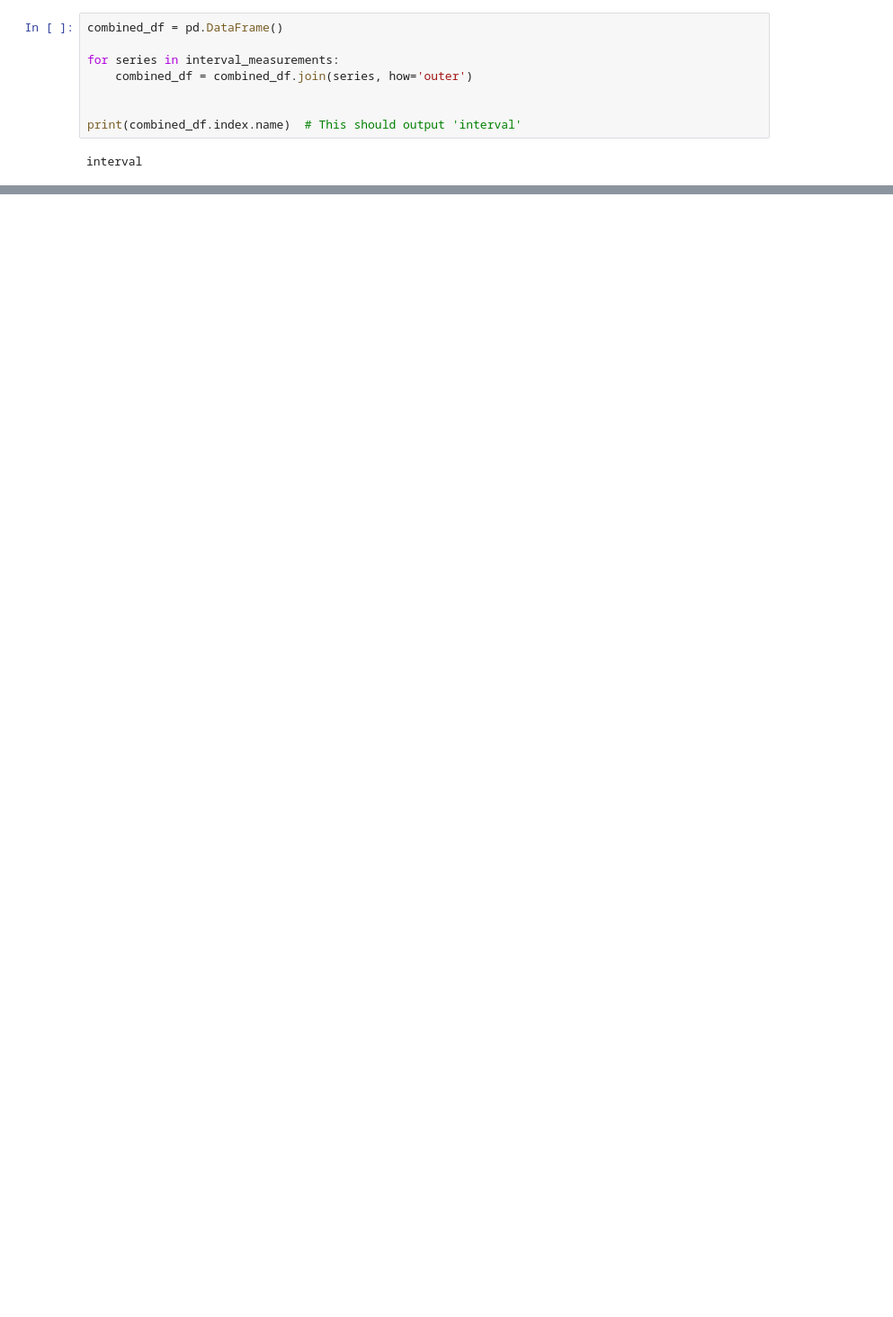
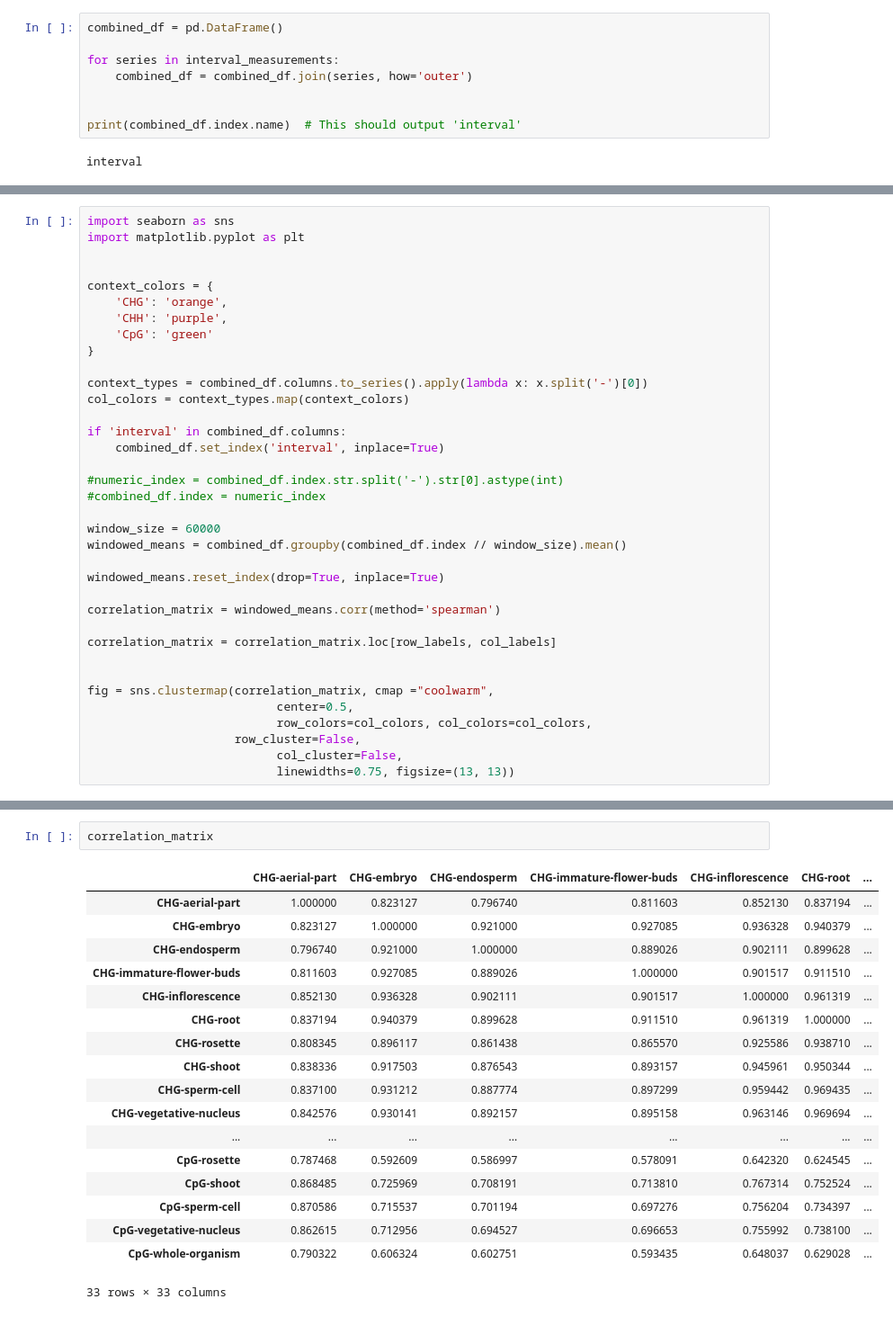
Before and after one commit to urppeia/Shannon_app_old_version, a Jupyter notebook: Plotting/ClusterMap_Chr1.ipynb, the cells around one changed output, grey strips where cells are left out. Shown at 90% size. Saved outputs shown, nothing was run; the diff lists cells and outputs as text; blank space fills up the shorter version.

```diff
--- a/Plotting/ClusterMap_Chr1.ipynb
+++ b/Plotting/ClusterMap_Chr1.ipynb
@@ -148,0 +213,36 @@ plt.show()
+# %%
+import seaborn as sns
+import matplotlib.pyplot as plt
+
+
+context_colors = {
+    'CHG': 'orange',
+    'CHH': 'purple',
+    'CpG': 'green'
+}
+
+context_types = combined_df.columns.to_series().apply(lambda x: x.split('-')[0])
+col_colors = context_types.map(context_colors)
+
+if 'interval' in combined_df.columns:
+    combined_df.set_index('interval', inplace=True)
+
+#numeric_index = combined_df.index.str.split('-').str[0].astype(int)
+#combined_df.index = numeric_index
+
+window_size = 60000
+windowed_means = combined_df.groupby(combined_df.index // window_size).mean()
+
+windowed_means.reset_index(drop=True, inplace=True)
+
+correlation_matrix = windowed_means.corr(method='spearman')
+
+correlation_matrix = correlation_matrix.loc[row_labels, col_labels]
+
+
+fig = sns.clustermap(correlation_matrix, cmap ="coolwarm",
+                           center=0.5,
+                           row_colors=col_colors, col_colors=col_colors,
+                     row_cluster=False,
+                           col_cluster=False,
+                           linewidths=0.75, figsize=(13, 13))
@@ -148,0 +253,21 @@ plt.show()
+# %%
+correlation_matrix
+# %% [output]
+|  | CHG-aerial-part | CHG-embryo | CHG-endosperm | CHG-immature-flower-buds | CHG-inflorescence | CHG-root | ... |
+| CHG-aerial-part | 1.000000 | 0.823127 | 0.796740 | 0.811603 | 0.852130 | 0.837194 | ... |
+| CHG-embryo | 0.823127 | 1.000000 | 0.921000 | 0.927085 | 0.936328 | 0.940379 | ... |
+| CHG-endosperm | 0.796740 | 0.921000 | 1.000000 | 0.889026 | 0.902111 | 0.899628 | ... |
+| CHG-immature-flower-buds | 0.811603 | 0.927085 | 0.889026 | 1.000000 | 0.901517 | 0.911510 | ... |
+| CHG-inflorescence | 0.852130 | 0.936328 | 0.902111 | 0.901517 | 1.000000 | 0.961319 | ... |
+| CHG-root | 0.837194 | 0.940379 | 0.899628 | 0.911510 | 0.961319 | 1.000000 | ... |
+| CHG-rosette | 0.808345 | 0.896117 | 0.861438 | 0.865570 | 0.925586 | 0.938710 | ... |
+| CHG-shoot | 0.838336 | 0.917503 | 0.876543 | 0.893157 | 0.945961 | 0.950344 | ... |
+| CHG-sperm-cell | 0.837100 | 0.931212 | 0.887774 | 0.897299 | 0.959442 | 0.969435 | ... |
+| CHG-vegetative-nucleus | 0.842576 | 0.930141 | 0.892157 | 0.895158 | 0.963146 | 0.969694 | ... |
+| ... | ... | ... | ... | ... | ... | ... | ... |
+| CpG-rosette | 0.787468 | 0.592609 | 0.586997 | 0.578091 | 0.642320 | 0.624545 | ... |
+| CpG-shoot | 0.868485 | 0.725969 | 0.708191 | 0.713810 | 0.767314 | 0.752524 | ... |
+| CpG-sperm-cell | 0.870586 | 0.715537 | 0.701194 | 0.697276 | 0.756204 | 0.734397 | ... |
+| CpG-vegetative-nucleus | 0.862615 | 0.712956 | 0.694527 | 0.696653 | 0.755992 | 0.738100 | ... |
+| CpG-whole-organism | 0.790322 | 0.606324 | 0.602751 | 0.593435 | 0.648037 | 0.629028 | ... |
+33 rows × 33 columns
```
Also changed, not shown: parts of 10 cells of this notebook, 9 other files.
